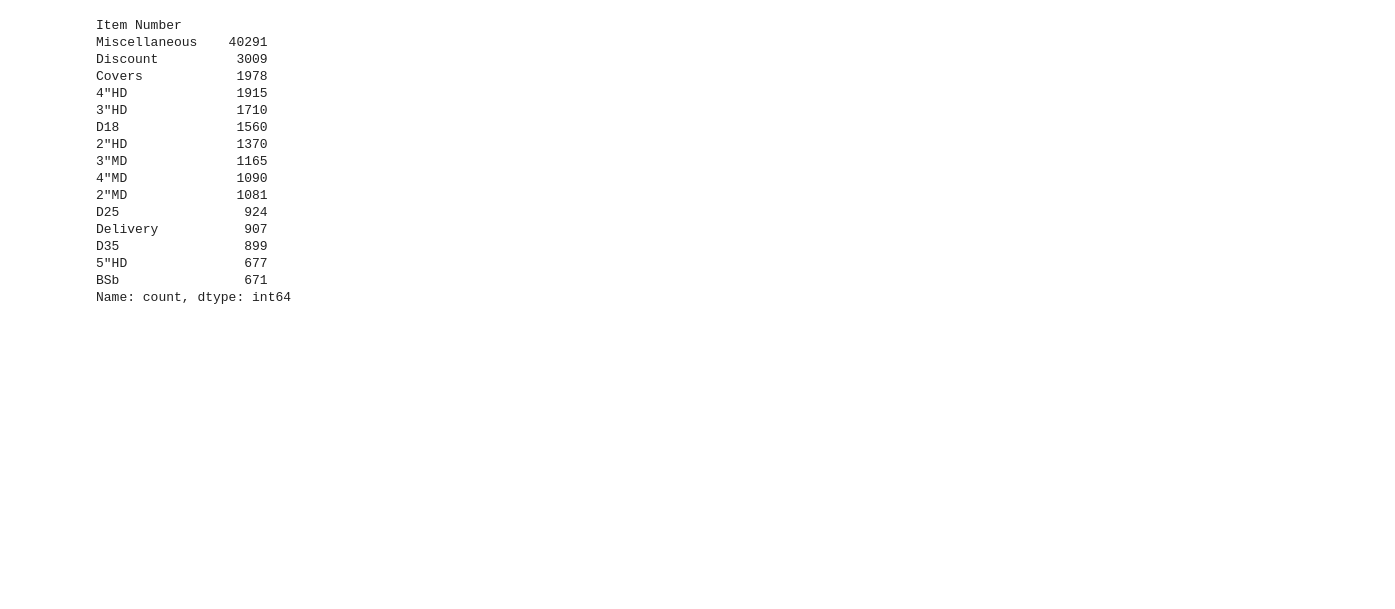
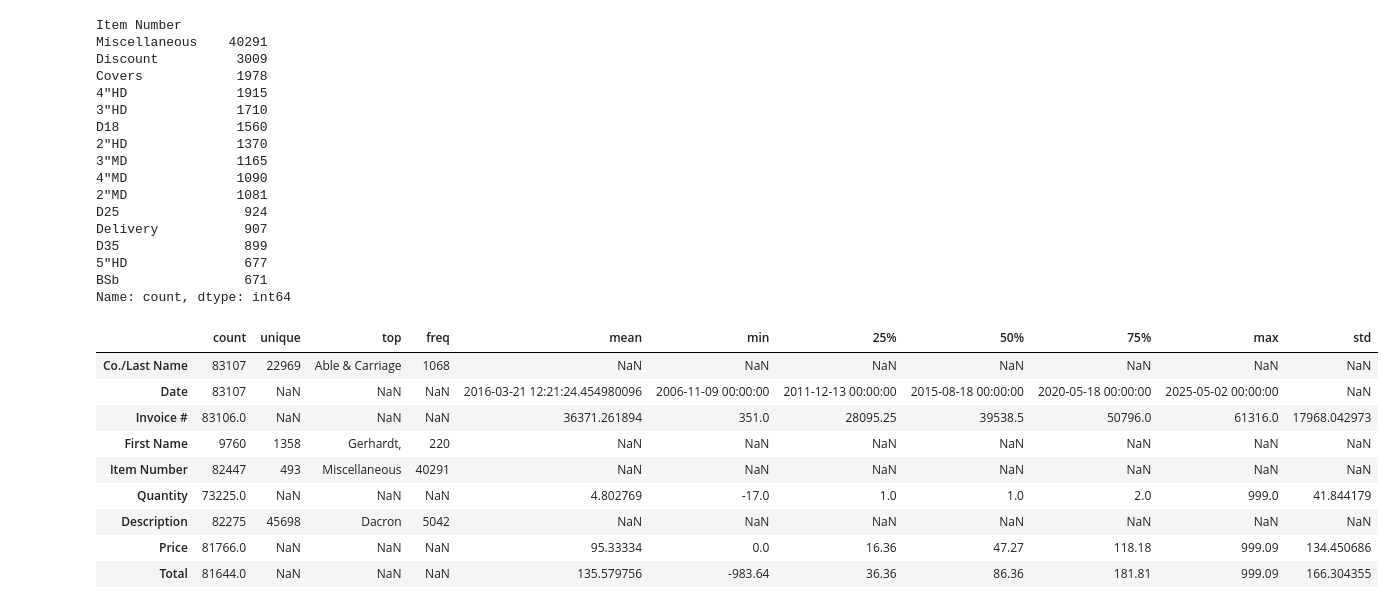
Before and after one commit to SilverPeak2299/Foam-Booth-Data-Analysis, a Jupyter notebook: notebooks/1_initial_exploration.ipynb, the cells around one changed output. Cells and saved outputs as stored; diff of their text form; code cells hidden in the pictures; blank space fills up the shorter version.

```diff
--- a/notebooks/1_initial_exploration.ipynb
+++ b/notebooks/1_initial_exploration.ipynb
@@ -77,3 +90,16 @@ D35                899
 5"HD               677
 BSb                671
 Name: count, dtype: int64
+# %%
+sales_df.describe(include='all').T
+# %% [output]
+|  | count | unique | top | freq | mean | min | 25% | 50% | 75% | max | std |
+| Co./Last Name | 83107 | 22969 | Able & Carriage | 1068 | NaN | NaN | NaN | NaN | NaN | NaN | NaN |
+| Date | 83107 | NaN | NaN | NaN | 2016-03-21 12:21:24.454980096 | 2006-11-09 00:00:00 | 2011-12-13 00:00:00 | 2015-08-18 00:00:00 | 2020-05-18 00:00:00 | 2025-05-02 00:00:00 | NaN |
+| Invoice # | 83106.0 | NaN | NaN | NaN | 36371.261894 | 351.0 | 28095.25 | 39538.5 | 50796.0 | 61316.0 | 17968.042973 |
+| First Name | 9760 | 1358 | Gerhardt, | 220 | NaN | NaN | NaN | NaN | NaN | NaN | NaN |
+| Item Number | 82447 | 493 | Miscellaneous | 40291 | NaN | NaN | NaN | NaN | NaN | NaN | NaN |
+| Quantity | 73225.0 | NaN | NaN | NaN | 4.802769 | -17.0 | 1.0 | 1.0 | 2.0 | 999.0 | 41.844179 |
+| Description | 82275 | 45698 | Dacron | 5042 | NaN | NaN | NaN | NaN | NaN | NaN | NaN |
+| Price | 81766.0 | NaN | NaN | NaN | 95.33334 | 0.0 | 16.36 | 47.27 | 118.18 | 999.09 | 134.450686 |
+| Total | 81644.0 | NaN | NaN | NaN | 135.579756 | -983.64 | 36.36 | 86.36 | 181.81 | 999.09 | 166.304355 |
```
Also changed, not shown: parts of 9 cells of this notebook, 6 other files.
